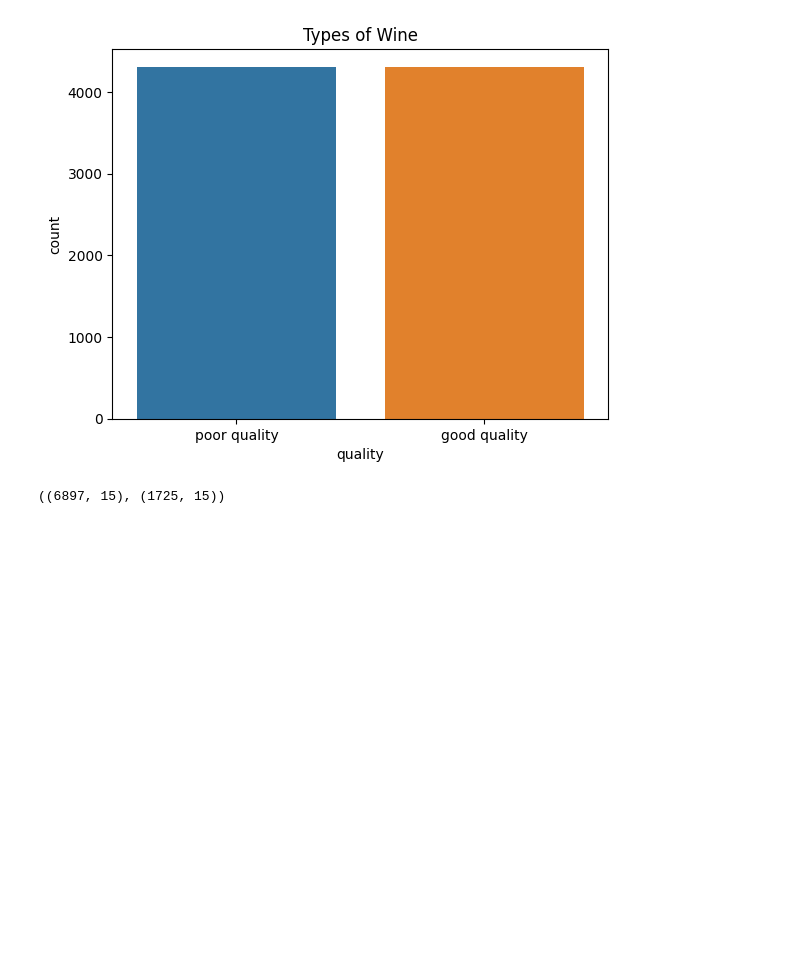
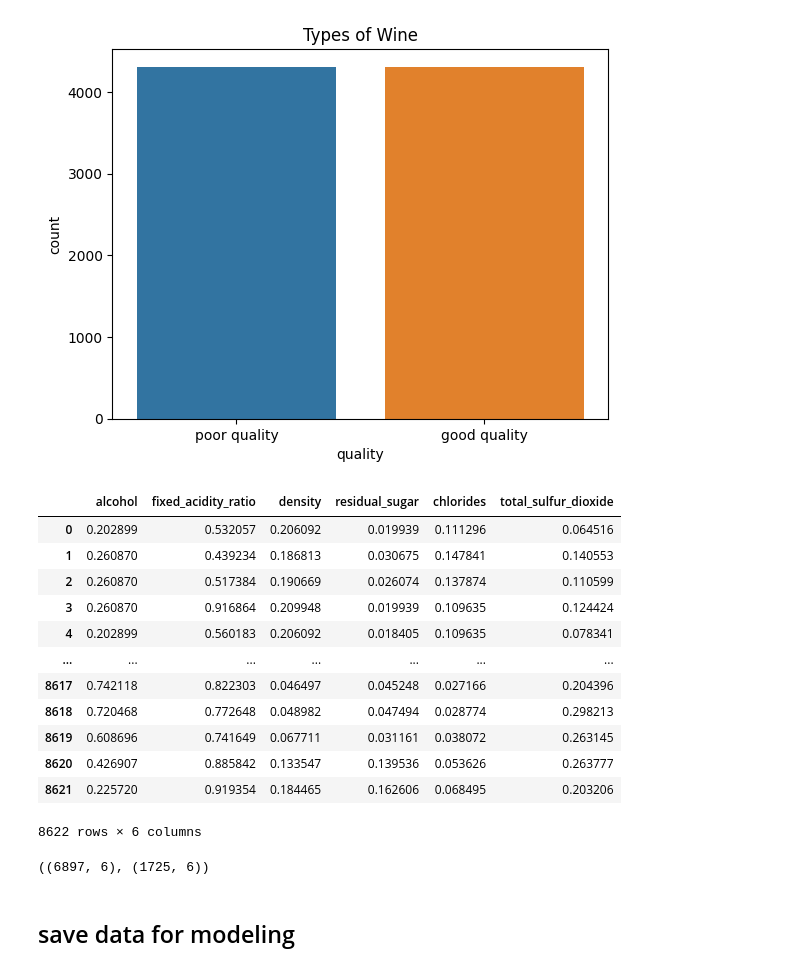
Before and after one commit to Gardenialover/Capstone_Two_Project, a Jupyter notebook: notebooks/DataPreprocessing.ipynb, the cells around one changed output. Saved outputs shown, nothing was run; the diff lists cells and outputs as text; code cells hidden in the pictures; blank space fills up the shorter version.

Commit message:
add save data part to data preprocessing

```diff
--- a/notebooks/4. Pre-processing and Training Data Development.ipynb
+++ b/notebooks/DataPreprocessing.ipynb
@@ -207,6 +189,23 @@ plt.title("Types of Wine")
 plt.show()
 # %% [output]
 [figure]
+# %%
+X_os = X_os[["alcohol","fixed_acidity_ratio", "density","residual_sugar", "chlorides","total_sulfur_dioxide"]]
+X_os
+# %% [output]
+|  | alcohol | fixed_acidity_ratio | density | residual_sugar | chlorides | total_sulfur_dioxide |
+| 0 | 0.202899 | 0.532057 | 0.206092 | 0.019939 | 0.111296 | 0.064516 |
+| 1 | 0.260870 | 0.439234 | 0.186813 | 0.030675 | 0.147841 | 0.140553 |
+| 2 | 0.260870 | 0.517384 | 0.190669 | 0.026074 | 0.137874 | 0.110599 |
+| 3 | 0.260870 | 0.916864 | 0.209948 | 0.019939 | 0.109635 | 0.124424 |
+| 4 | 0.202899 | 0.560183 | 0.206092 | 0.018405 | 0.109635 | 0.078341 |
+| ... | ... | ... | ... | ... | ... | ... |
+| 8617 | 0.742118 | 0.822303 | 0.046497 | 0.045248 | 0.027166 | 0.204396 |
+| 8618 | 0.720468 | 0.772648 | 0.048982 | 0.047494 | 0.028774 | 0.298213 |
+| 8619 | 0.608696 | 0.741649 | 0.067711 | 0.031161 | 0.038072 | 0.263145 |
+| 8620 | 0.426907 | 0.885842 | 0.133547 | 0.139536 | 0.053626 | 0.263777 |
+| 8621 | 0.225720 | 0.919354 | 0.184465 | 0.162606 | 0.068495 | 0.203206 |
+8622 rows × 6 columns
 # %%
 X_train, X_test, y_train, y_test = train_test_split(X_os,
                                                 y_os,
@@ -214,4 +213,6 @@ X_train, X_test, y_train, y_test = train_test_split(X_os,
                                                 random_state = 123)
 X_train.shape, X_test.shape
 # %% [output]
-((6897, 15), (1725, 15))
+((6897, 6), (1725, 6))
+# %% [markdown]
+## save data for modeling
```
Also changed, not shown: parts of 4 cells of this notebook, 7 other files.
